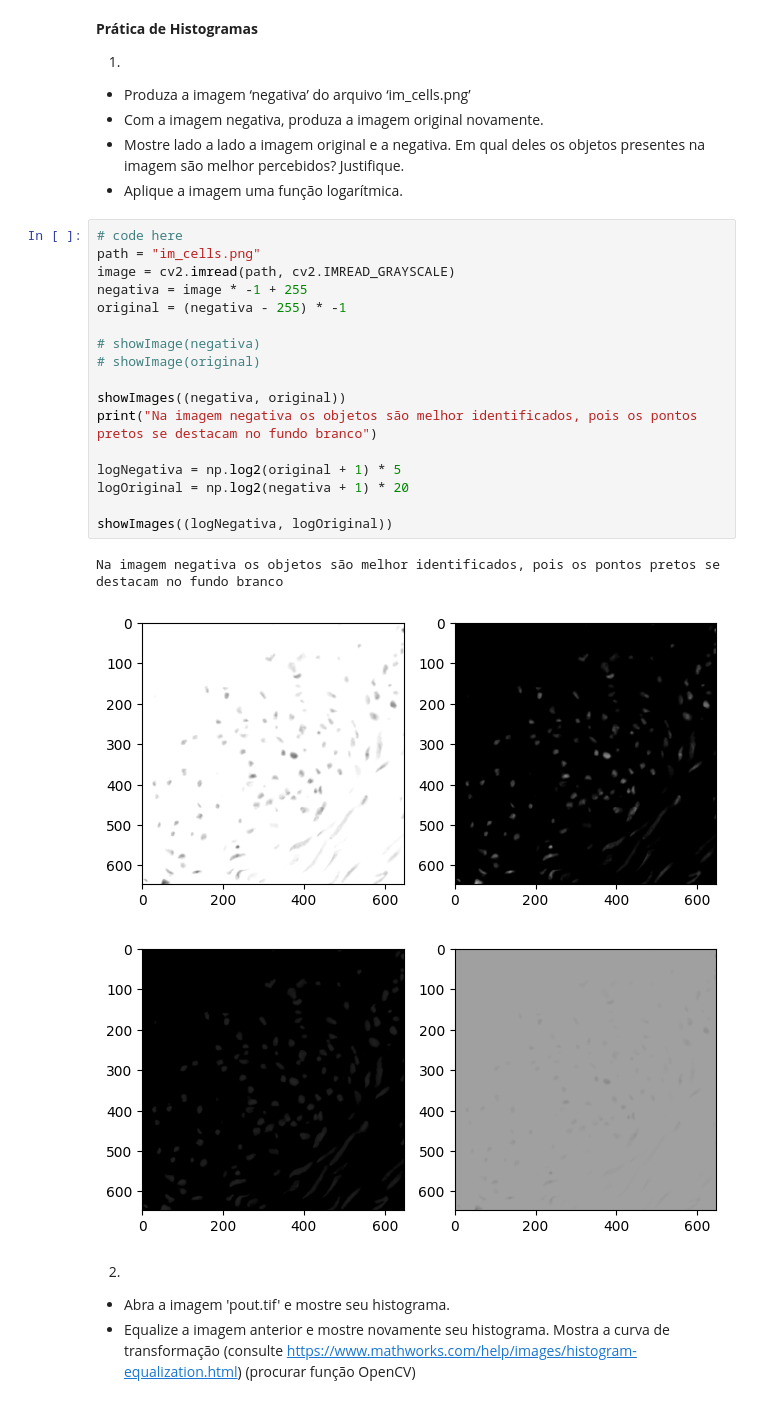
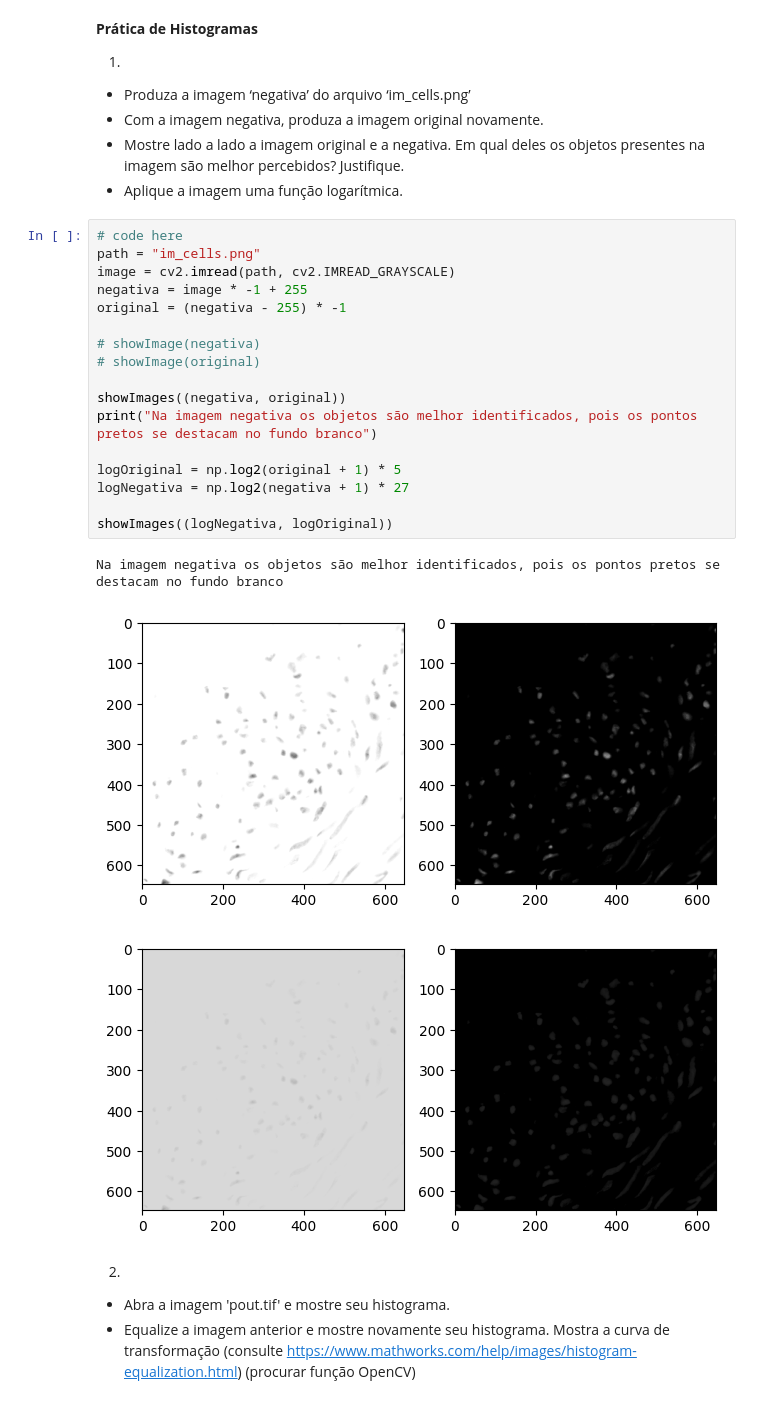
Before and after one commit to Elymas-Magus/gsi058_t1_pedropaulo.spaiva.a, a Jupyter notebook: Lab03 - Histogram Equalization/Lab03_hist.ipynb, the cells around one changed output. Saved outputs shown, nothing was run; the diff lists cells and outputs as text.

```diff
--- a/Lab03 - Histogram Equalization/Lab03_hist.ipynb
+++ b/Lab03 - Histogram Equalization/Lab03_hist.ipynb
@@ -47,24 +47,24 @@ def saveImage(image, filename = 'result', cmap = 'gray', mode = 'sync') -> None:
 # %%
 # code here
 path = "im_cells.png"
 image = cv2.imread(path, cv2.IMREAD_GRAYSCALE)
 negativa = image * -1 + 255
 original = (negativa - 255) * -1
 
 # showImage(negativa)
 # showImage(original)
 
 showImages((negativa, original))
 print("Na imagem negativa os objetos são melhor identificados, pois os pontos pretos se destacam no fundo branco")
 
-logNegativa = np.log2(original + 1) * 5
-logOriginal = np.log2(negativa + 1) * 20
+logOriginal = np.log2(original + 1) * 5
+logNegativa = np.log2(negativa + 1) * 27
 
 showImages((logNegativa, logOriginal))
 # %% [output]
 Na imagem negativa os objetos são melhor identificados, pois os pontos pretos se destacam no fundo branco
 [figure]
-[figure, old version]
+[figure, new version]
 # %% [markdown]
 2)
 - Abra a imagem 'pout.tif' e mostre seu histograma.
```
Also changed, not shown: parts of 2 cells of this notebook, 1 other file.
